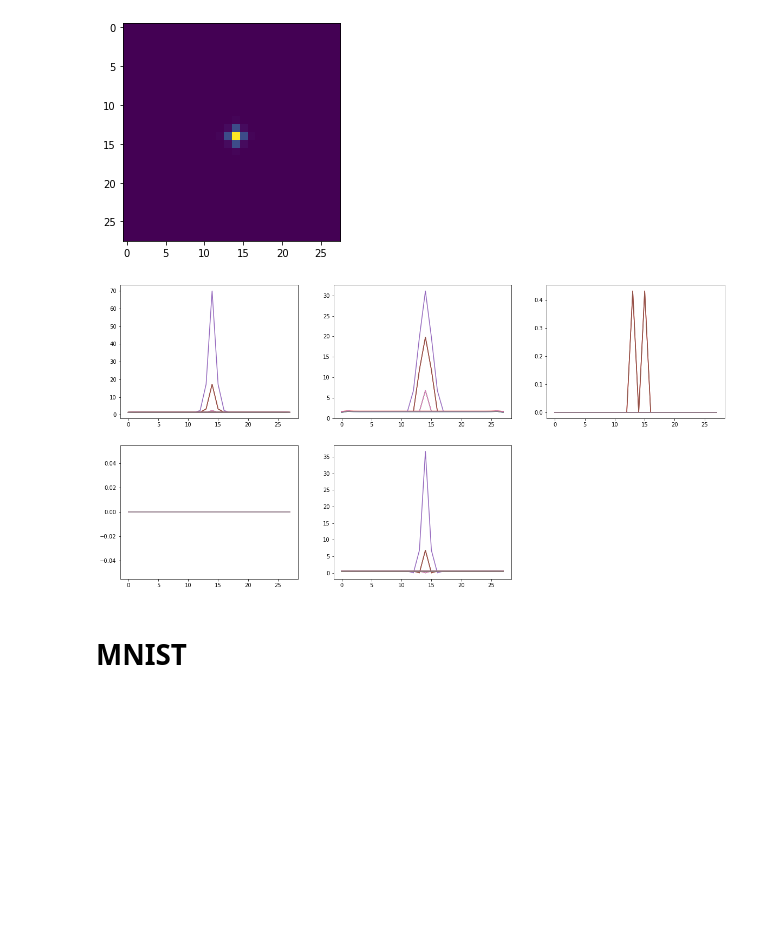
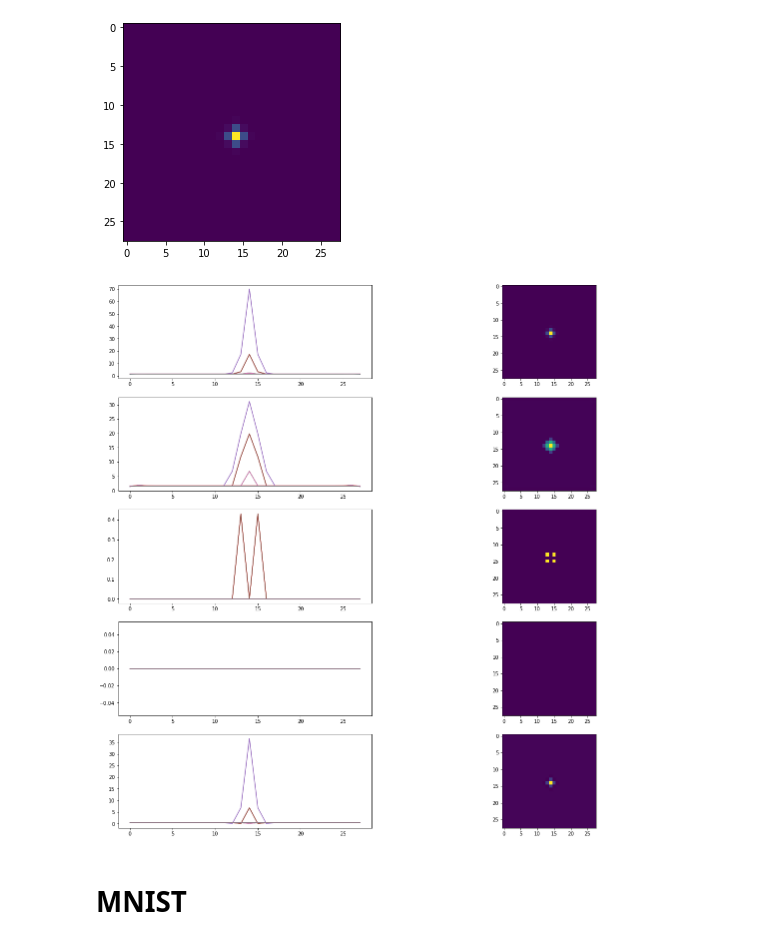
Before and after one commit to Axeln78/SpectralDGL, a Jupyter notebook: Chebnet on MNIST/filtervisualisation.ipynb, the cells around one changed output. Saved outputs shown, nothing was run; the diff lists cells and outputs as text; code cells hidden in the pictures; blank space fills up the shorter version.

Commit message:
:art: Minor changes in the visualisations to be able to have a top view of the filters

```diff
--- a/Chebnet on MNIST/filtervisualisation.ipynb
+++ b/Chebnet on MNIST/filtervisualisation.ipynb
@@ -130,25 +130,36 @@ plt.imshow(pred.squeeze()[::5].view(28,-1).detach().numpy())
 <matplotlib.image.AxesImage at 0x...>
 [figure]
 # %%
-plt.figure(figsize=(20,10))
-plt.subplot(2, 3, 1)
+plt.figure(figsize=(20,20))
+
+plt.subplot(5, 2, 1)
 plt.plot(pred.squeeze()[0::5].view(28,-1).detach().numpy())
+plt.subplot(5, 2, 2)
+plt.imshow(pred.squeeze()[0::5].view(28,-1).detach().numpy())
 
-plt.subplot(2, 3, 2)
+plt.subplot(5, 2, 3)
 plt.plot(pred.squeeze()[1::5].view(28,-1).detach().numpy())
+plt.subplot(5, 2, 4)
+plt.imshow(pred.squeeze()[1::5].view(28,-1).detach().numpy())
 
-plt.subplot(2, 3, 3)
+plt.subplot(5, 2, 5)
 plt.plot(pred.squeeze()[2::5].view(28,-1).detach().numpy())
+plt.subplot(5, 2, 6)
+plt.imshow(pred.squeeze()[2::5].view(28,-1).detach().numpy())
 
-plt.subplot(2, 3, 4)
+plt.subplot(5, 2, 7)
 plt.plot(pred.squeeze()[3::5].view(28,-1).detach().numpy())
+plt.subplot(5, 2, 8)
+plt.imshow(pred.squeeze()[3::5].view(28,-1).detach().numpy())
 
-plt.subplot(2, 3, 5)
+plt.subplot(5, 2, 9)
 plt.plot(pred.squeeze()[4::5].view(28,-1).detach().numpy())
+plt.subplot(5, 2, 10)
+plt.imshow(pred.squeeze()[4::5].view(28,-1).detach().numpy())
 
 plt.show()
 # %% [output]
-[figure, old version]
+[figure, new version]
 # %% [markdown]
 # MNIST
 # %%
```
